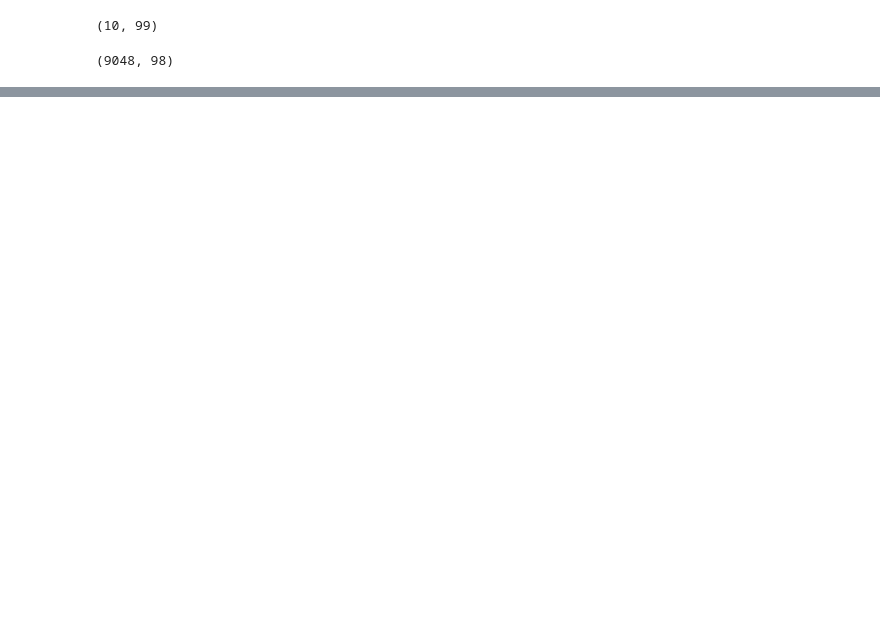
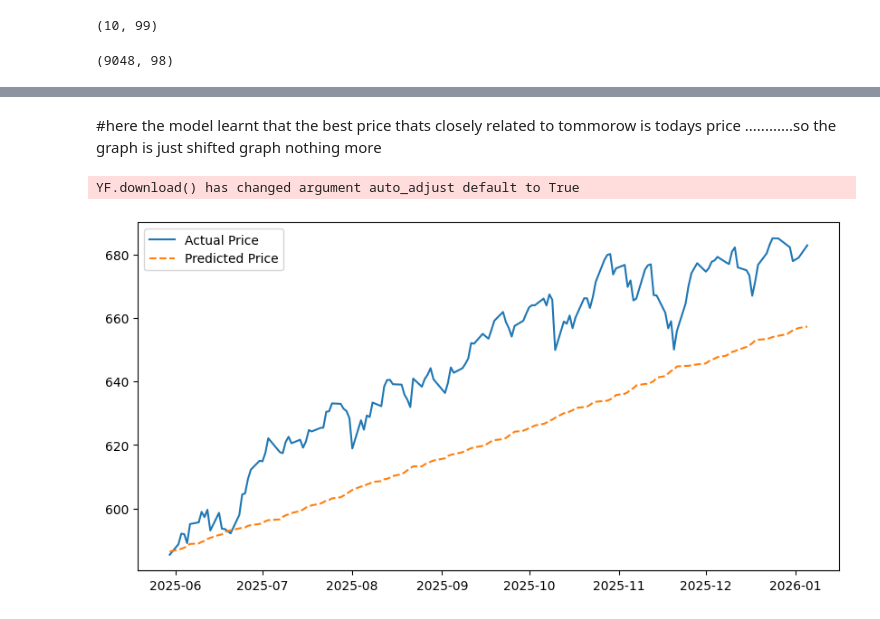
Before and after one commit to Dhanush-sai-reddy/Hull-Tactical---Market-Prediction, a Jupyter notebook: notebook1e850736a0.ipynb, the cells around one changed output, grey strips where cells are left out. Drawn from its saved outputs; the diff is of its cells as text; code cells hidden in the pictures; blank space fills up the shorter version.

```diff
--- a/notebook1e850736a0.ipynb
+++ b/notebook1e850736a0.ipynb
@@ -314,0 +325,39 @@ plt.show()
+# %% [markdown]
+#here the model learnt that the best price thats closely related to tommorow is todays price ............so the graph is just shifted graph nothing more
+# %%
+import yfinance as yf
+import pandas as pd
+import matplotlib.pyplot as plt
+from sklearn.linear_model import LinearRegression
+
+data = yf.download("SPY", start="2023-01-01", progress=False)
+df = pd.DataFrame()
+
+df['Return'] = data['Close'].pct_change()
+df['Lag_1'] = df['Return'].shift(1)
+df.dropna(inplace=True)
+
+X = df[['Lag_1']]
+y = df['Return']
+
+split = int(len(df) * 0.8)
+X_train, X_test = X.iloc[:split], X.iloc[split:]
+y_train, y_test = y.iloc[:split], y.iloc[split:]
+
+model = LinearRegression()
+model.fit(X_train, y_train)
+
+predictions = model.predict(X_test)
+
+last_price = data['Close'].iloc[split-1]
+actual_price = [last_price * (1 + x) for x in y_test.cumsum()]
+predicted_price = [last_price * (1 + x) for x in pd.Series(predictions, index=y_test.index).cumsum()]
+
+plt.figure(figsize=(10, 5))
+plt.plot(y_test.index, actual_price, label='Actual Price')
+plt.plot(y_test.index, predicted_price, label='Predicted Price', linestyle='--')
+plt.legend()
+plt.show()
+# %% [output]
+YF.download() has changed argument auto_adjust default to True
+[figure, added]
```
Also changed, not shown: parts of 9 cells of this notebook.
